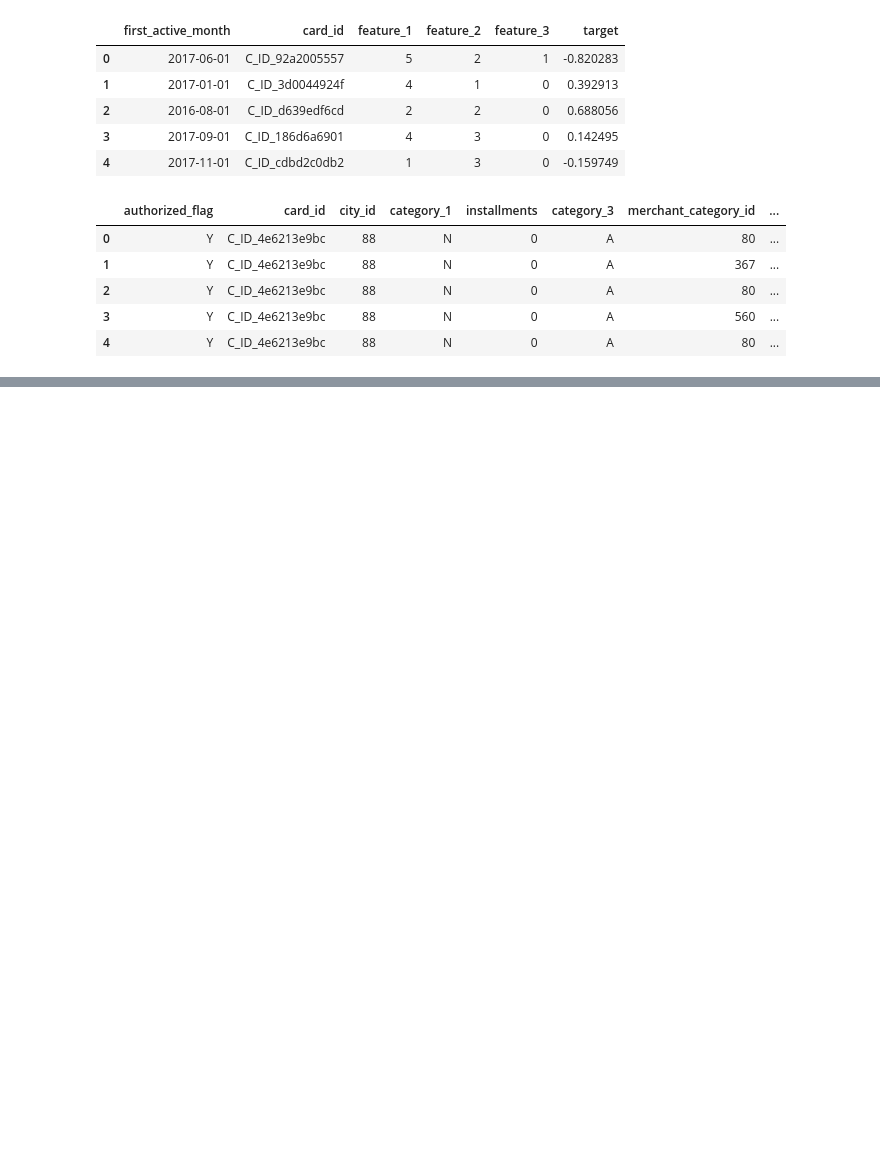
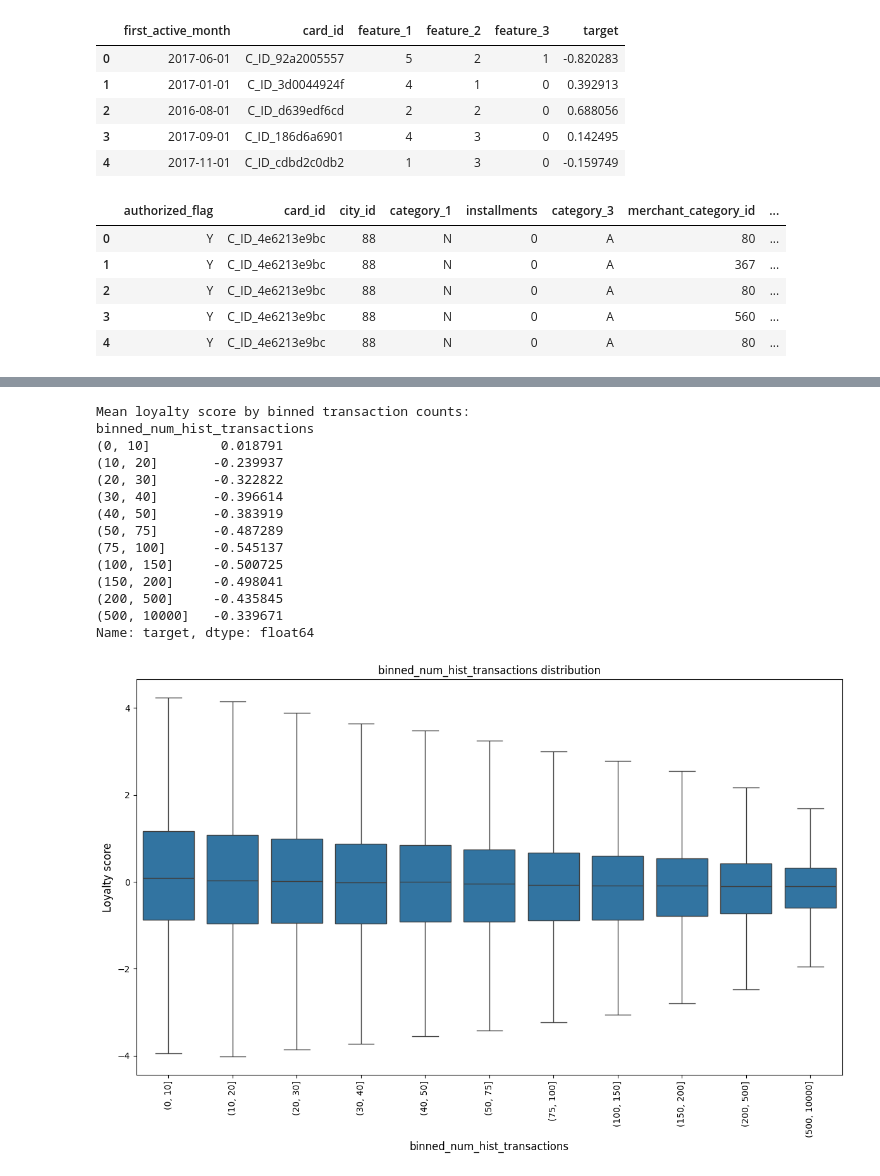
Before and after one commit to pettoss/AAI-510-project, a Jupyter notebook: analysis.ipynb, the cells around one changed output, grey strips where cells are left out. Drawn from its saved outputs; the diff is of its cells as text; code cells hidden in the pictures; blank space fills up the shorter version.

```diff
--- a/analysis.ipynb
+++ b/analysis.ipynb
@@ -51,0 +72,32 @@ train.head()
+# %%
+bins = [0, 10, 20, 30, 40, 50, 75, 100, 150, 200, 500, 10000]
+train['binned_num_hist_transactions'] = pd.cut(train['num_hist_transactions'], bins)
+
+# Calculate mean loyalty score by binned transactions
+cnt_srs_binned = train.groupby("binned_num_hist_transactions")["target"].mean()
+print("\nMean loyalty score by binned transaction counts:")
+print(cnt_srs_binned)
+
+plt.figure(figsize=(12,8))
+sns.boxplot(x="binned_num_hist_transactions", y="target", data=train, showfliers=False)
+plt.xticks(rotation='vertical')
+plt.xlabel('binned_num_hist_transactions', fontsize=12)
+plt.ylabel('Loyalty score', fontsize=12)
+plt.title("binned_num_hist_transactions distribution")
+plt.tight_layout()
+# %% [output]
+Mean loyalty score by binned transaction counts:
+binned_num_hist_transactions
+(0, 10]         0.018791
+(10, 20]       -0.239937
+(20, 30]       -0.322822
+(30, 40]       -0.396614
+(40, 50]       -0.383919
+(50, 75]       -0.487289
+(75, 100]      -0.545137
+(100, 150]     -0.500725
+(150, 200]     -0.498041
+(200, 500]     -0.435845
+(500, 10000]   -0.339671
+Name: target, dtype: float64
+[figure, added]
```
Also changed, not shown: parts of 3 cells of this notebook.
